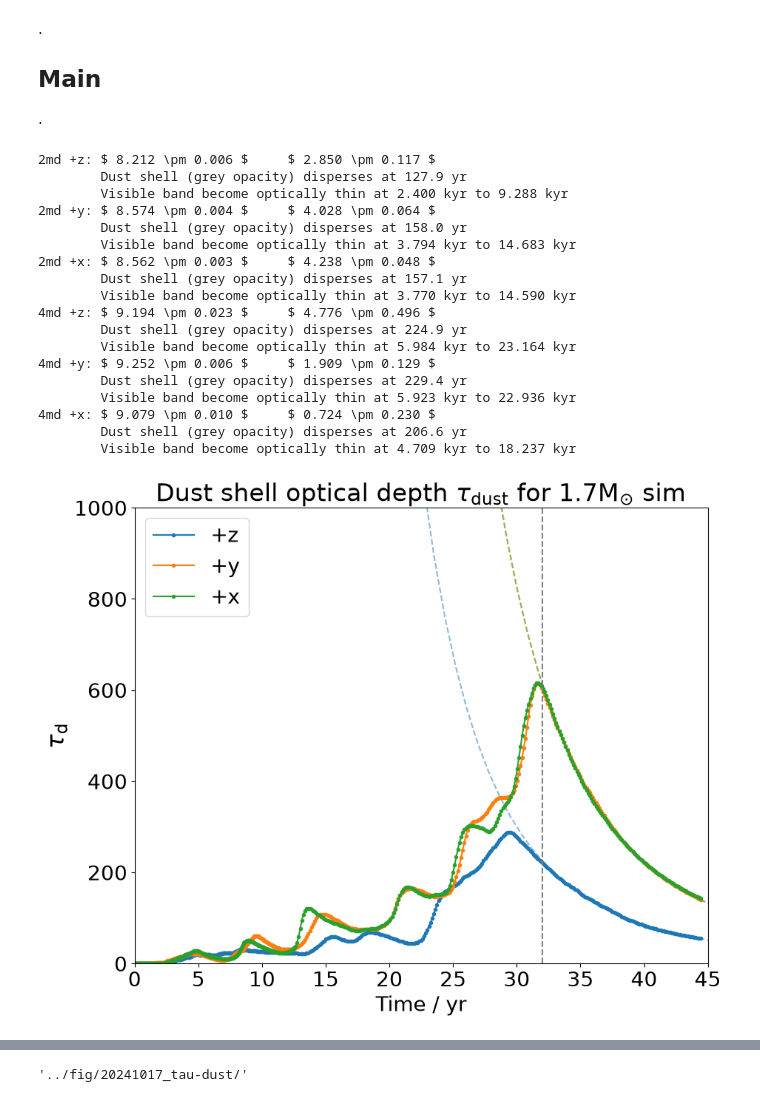
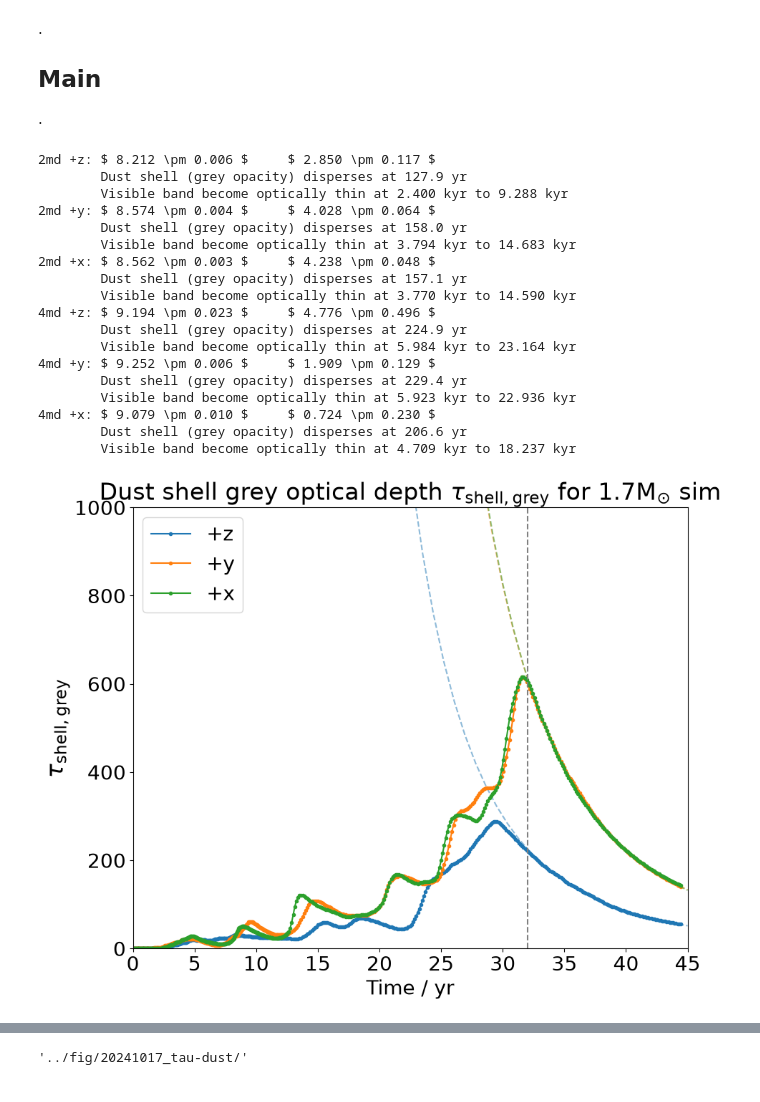
Before and after one commit to chunliangmu/RTinCEE-scripts-2024, a Jupyter notebook: script_TauDust.ipynb, the cells around one changed output, grey strips where cells are left out. Drawn from its saved outputs; the diff is of its cells as text; code cells hidden in the pictures.

```diff
--- a/script_TauDust.ipynb
+++ b/script_TauDust.ipynb
@@ -278,33 +278,33 @@ if __name__ == '__main__' and do_debug:
         ax.axvline(t_dust_stop[job_nickname].to_value(units.yr), linestyle='--', color='grey')
 
         # - formatting -
         ax.set_xlim(xlim)
         # ax.set_ylim((0, 400))
         ax.set_xlabel(f"Time / {xs.unit.to_string('latex_inline')}")
-        ax.set_ylabel(f"$\\tau_\\mathrm{{d}}$", fontsize=24)
+        ax.set_ylabel(f"$\\tau_\\mathrm{{shell,grey}}$", fontsize=24)
         ax.legend(loc='upper left')
         ax.set_ylim((0, 1000))
         ax.set_title(f"{job_profile['name']}")
         fig.savefig(f"{output_dir}{job_nickname}_taudust.pdf")
-        ax.set_title(f"Dust shell optical depth $\\tau_\\mathrm{{dust}}$ for {job_profile['name']} sim")
+        ax.set_title(f"Dust shell grey optical depth $\\tau_\\mathrm{{shell,grey}}$ for {job_profile['name']} sim")
         fig.savefig(f"{output_dir}{job_nickname}_taudust.png")
 # %% [output]
 2md +z: $ 8.212 \pm 0.006 $     $ 2.850 \pm 0.117 $
         Dust shell (grey opacity) disperses at 127.9 yr
         Visible band become optically thin at 2.400 kyr to 9.288 kyr
 2md +y: $ 8.574 \pm 0.004 $     $ 4.028 \pm 0.064 $
         Dust shell (grey opacity) disperses at 158.0 yr
         Visible band become optically thin at 3.794 kyr to 14.683 kyr
 2md +x: $ 8.562 \pm 0.003 $     $ 4.238 \pm 0.048 $
         Dust shell (grey opacity) disperses at 157.1 yr
         Visible band become optically thin at 3.770 kyr to 14.590 kyr
 4md +z: $ 9.194 \pm 0.023 $     $ 4.776 \pm 0.496 $
         Dust shell (grey opacity) disperses at 224.9 yr
         Visible band become optically thin at 5.984 kyr to 23.164 kyr
 4md +y: $ 9.252 \pm 0.006 $     $ 1.909 \pm 0.129 $
         Dust shell (grey opacity) disperses at 229.4 yr
         Visible band become optically thin at 5.923 kyr to 22.936 kyr
 4md +x: $ 9.079 \pm 0.010 $     $ 0.724 \pm 0.230 $
         Dust shell (grey opacity) disperses at 206.6 yr
         Visible band become optically thin at 4.709 kyr to 18.237 kyr
-[figure, old version]
+[figure, new version]
```
Also changed, not shown: parts of 1 cell of this notebook.
